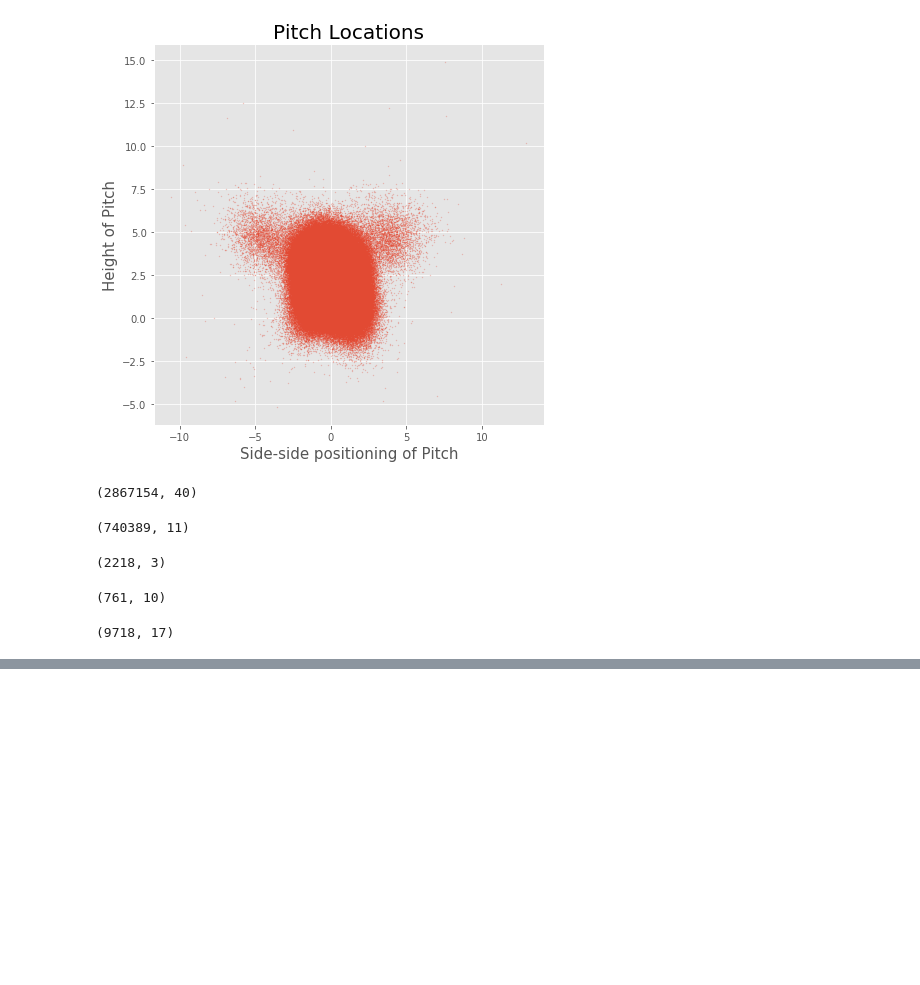
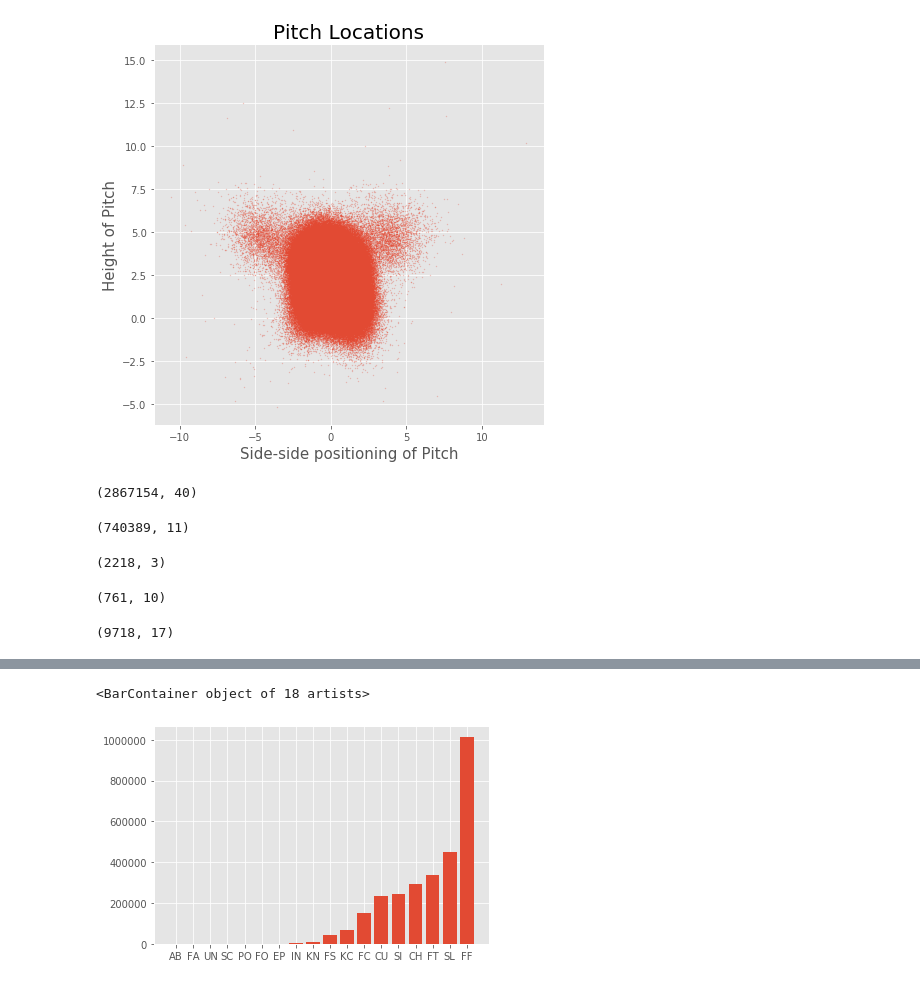
Before and after one commit to morganabbitt/MLB-Pitches, a Jupyter notebook: Notebooks/read_data.ipynb, the cells around one changed output, grey strips where cells are left out. Cells and saved outputs as stored; diff of their text form; code cells hidden in the pictures; blank space fills up the shorter version.

```diff
--- a/Notebooks/read_data.ipynb
+++ b/Notebooks/read_data.ipynb
@@ -51,3 +71,11 @@ games.shape
+# %%
+x = pitches.groupby('pitch_type').count().sort_values('px').iloc[:, 0].values
+pitch = pitches.groupby('pitch_type').count().sort_values('px').iloc[:, 0].index
+# %%
+plt.bar(pitch, x)
+# %% [output]
+<BarContainer object of 18 artists>
+[figure, added]
 # %%
 #pca need to plot these compositions with every different pitch type and look to see a difference
 from sklearn.decomposition import PCA
```
Also changed, not shown: parts of 9 cells of this notebook.
